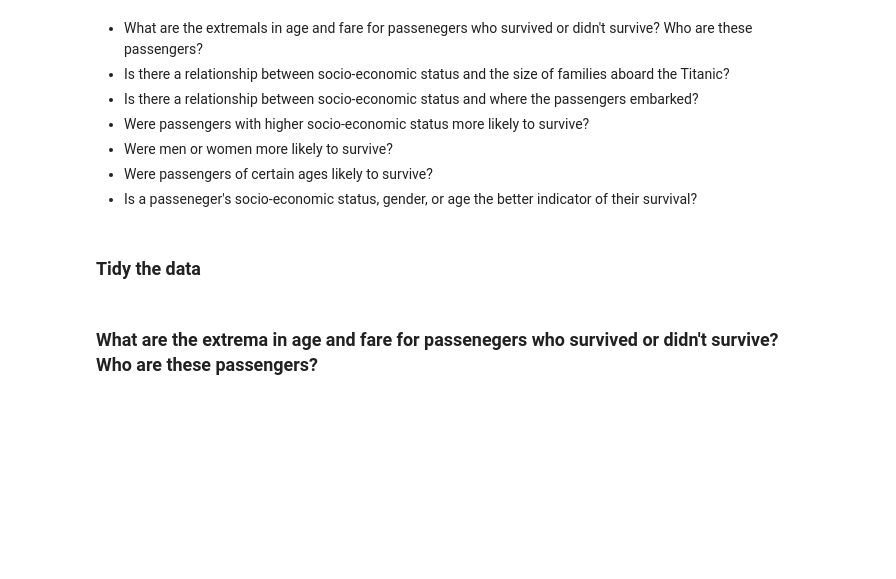
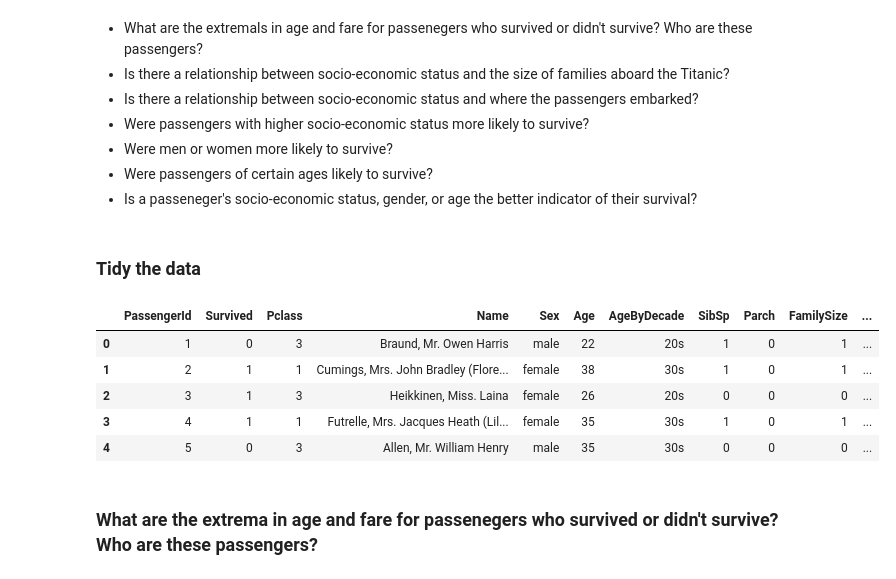
Before and after one commit to eminnett/da-nanodegree-investigate-a-dataset, a Jupyter notebook: investigating_the_titanic_dataset.ipynb, the cells around one changed output. Drawn from its saved outputs; the diff is of its cells as text; code cells hidden in the pictures; blank space fills up the shorter version.

```diff
--- a/investigating_the_titanic_dataset.ipynb
+++ b/investigating_the_titanic_dataset.ipynb
@@ -66,3 +60,32 @@ Other family relatives excluded from this study include cousins, nephews/nieces,
+# %%
+def age_to_decade_category(age):
+    if str(age) == 'nan':
+        return '?'
+    floor = int(math.floor(age/10.0) * 10)
+    return str(floor) + 's'
+
+tidy_titanic_df = titanic_df.copy()
+
+# Create a single column that is the sum of siblings and parents
+tidy_titanic_df['FamilySize'] = titanic_df['SibSp'] + titanic_df['Parch']
+
+# TODO: Tidy unkown ages
+
+# TODO: Decade of age (leading digit fo two digit age)
+tidy_titanic_df['AgeByDecade'] = titanic_df['Age']
+tidy_titanic_df['AgeByDecade'] = tidy_titanic_df['AgeByDecade'].apply(age_to_decade_category)
+columns = ['PassengerId', 'Survived', 'Pclass', 'Name', 'Sex', 'Age', 'AgeByDecade',
+          'SibSp', 'Parch', 'FamilySize', 'Ticket', 'Fare', 'Embarked']
+# Correct the order of the columns
+tidy_titanic_df = tidy_titanic_df[columns]
+tidy_titanic_df.head()
+# %% [output]
+|  | PassengerId | Survived | Pclass | Name | Sex | Age | AgeByDecade | SibSp | Parch | FamilySize | ... |
+| 0 | 1 | 0 | 3 | Braund, Mr. Owen Harris | male | 22 | 20s | 1 | 0 | 1 | ... |
+| 1 | 2 | 1 | 1 | Cumings, Mrs. John Bradley (Flore... | female | 38 | 30s | 1 | 0 | 1 | ... |
+| 2 | 3 | 1 | 3 | Heikkinen, Miss. Laina | female | 26 | 20s | 0 | 0 | 0 | ... |
+| 3 | 4 | 1 | 1 | Futrelle, Mrs. Jacques Heath (Lil... | female | 35 | 30s | 1 | 0 | 1 | ... |
+| 4 | 5 | 0 | 3 | Allen, Mr. William Henry | male | 35 | 30s | 0 | 0 | 0 | ... |
 # %% [markdown]
 ### What are the extrema in age and fare for passenegers who survived or didn't survive? Who are these passengers?
 # %%
```
Also changed, not shown: parts of 9 cells of this notebook.
